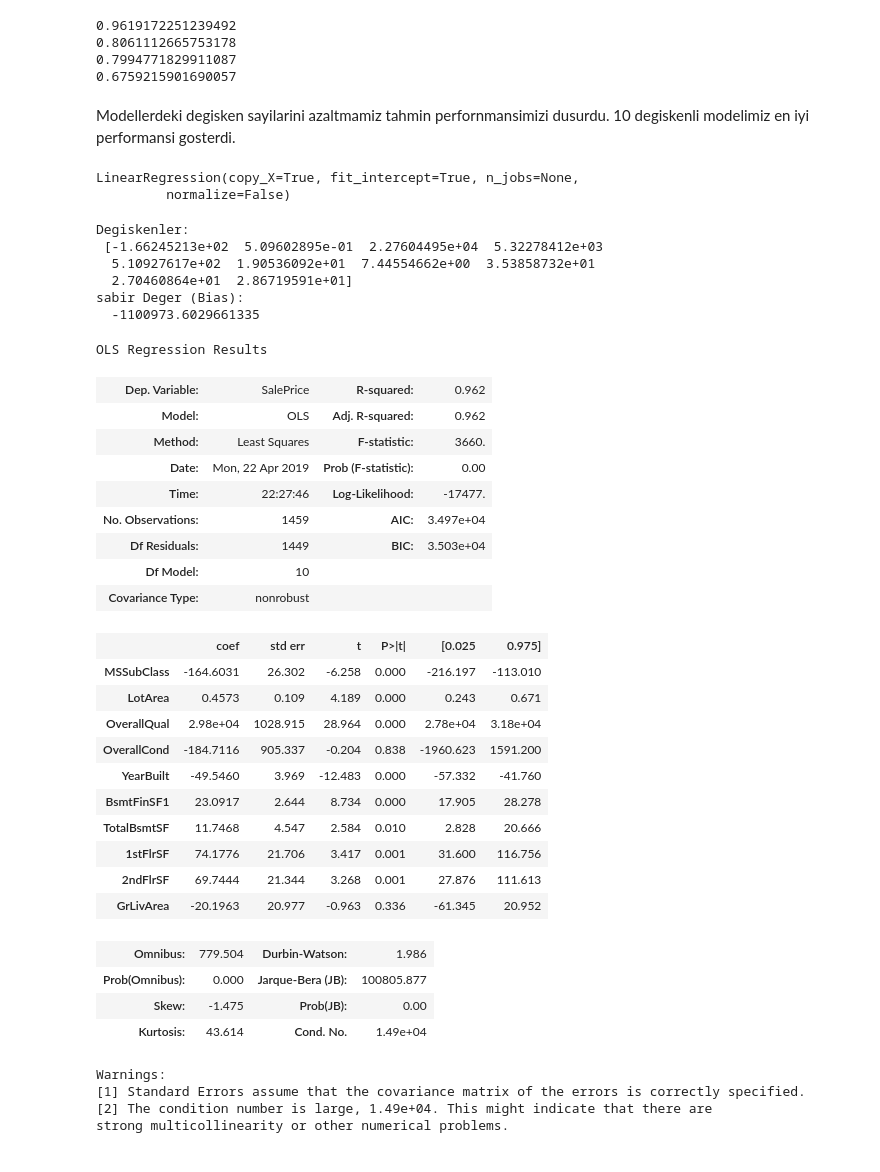
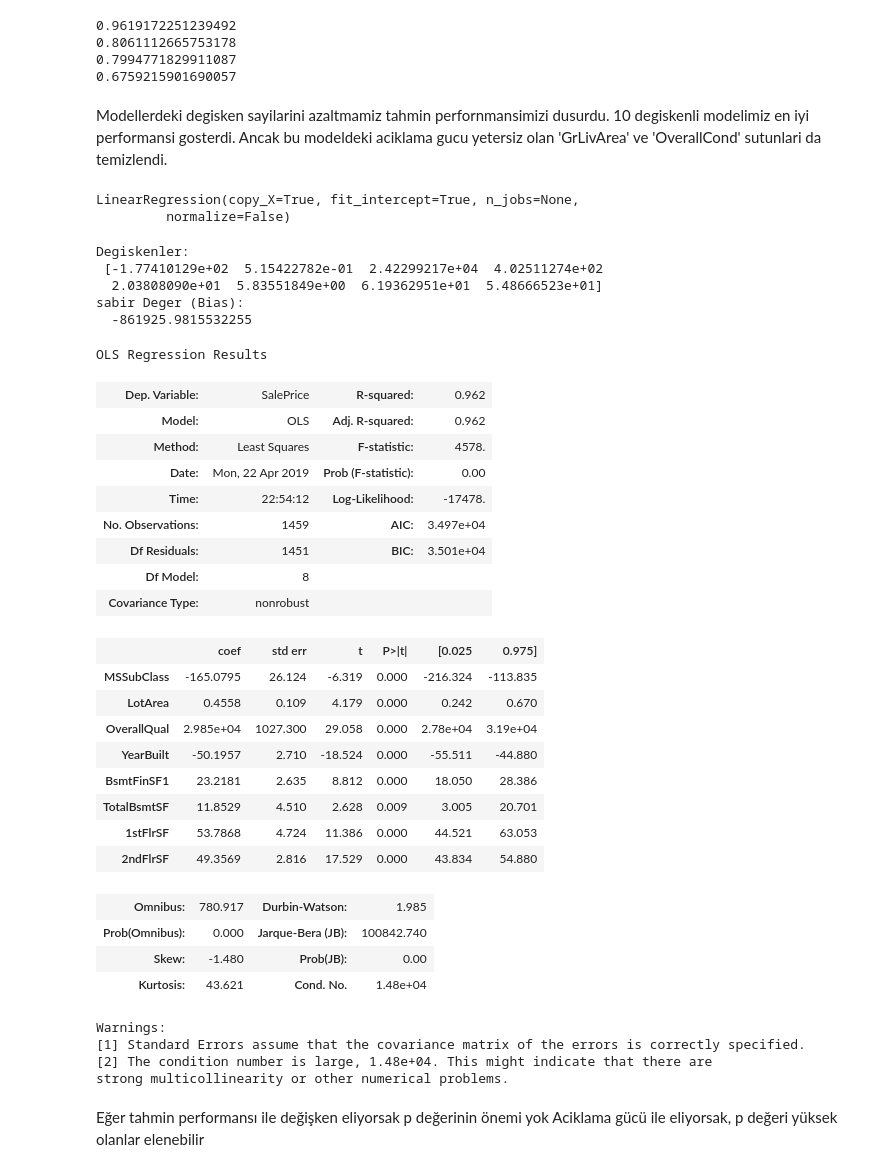
Before and after one commit to EceDolen/Bootcamp_-Bolum_6, a Jupyter notebook: Regresyon_Odev_6.ipynb, the cells around one changed output. Drawn from its saved outputs; the diff is of its cells as text; code cells hidden in the pictures.

```diff
--- a/Regresyon_Odev_6.ipynb
+++ b/Regresyon_Odev_6.ipynb
@@ -497,12 +497,12 @@ print(anlamli_5degiskenli_model.rsquared)
 0.7994771829911087
 0.6759215901690057
 # %% [markdown]
-Modellerdeki degisken sayilarini azaltmamiz tahmin perfornmansimizi dusurdu. 10 degiskenli modelimiz en iyi performansi gosterdi.
+Modellerdeki degisken sayilarini azaltmamiz tahmin perfornmansimizi dusurdu. 10 degiskenli modelimiz en iyi performansi gosterdi. Ancak bu modeldeki aciklama gucu yetersiz olan 'GrLivArea' ve 'OverallCond' sutunlari da temizlendi.
 # %%
-X_arttirilmis_anlamli = ev_fiyatlari_num_na[anlamli_degerler[:10]]
+X_arttirilmis_anlamli_na = ev_fiyatlari_num_na[anlamli_degerler[:10]].drop(['GrLivArea','OverallCond'],axis =1)
 # %%
 lrm = linear_model.LinearRegression()
-lrm.fit(X_arttirilmis_anlamli,y_anlamli)
+lrm.fit(X_arttirilmis_anlamli_na,y_anlamli)
 # %% [output]
 LinearRegression(copy_X=True, fit_intercept=True, n_jobs=None,
          normalize=False)
@@ -511,42 +511,42 @@ print ('Degiskenler: \n', lrm.coef_)
 print ('sabir Deger (Bias): \n ', lrm.intercept_)
 # %% [output]
 Degiskenler:
- [-1.66245213e+02  5.09602895e-01  2.27604495e+04  5.32278412e+03
-  5.10927617e+02  1.90536092e+01  7.44554662e+00  3.53858732e+01
-  2.70460864e+01  2.86719591e+01]
+ [-1.77410129e+02  5.15422782e-01  2.42299217e+04  4.02511274e+02
+  2.03808090e+01  5.83551849e+00  6.19362951e+01  5.48666523e+01]
 sabir Deger (Bias):
-  -1100973.6029661335
+  -861925.9815532255
 # %%
-Arttirilmis_anlamli_model= sm.add_constant(X_arttirilmis_anlamli)
-results = sm.OLS(y_anlamli, X_arttirilmis_anlamli).fit()
+Arttirilmis_anlamli_model= sm.add_constant(X_arttirilmis_anlamli_na)
+results = sm.OLS(y_anlamli, X_arttirilmis_anlamli_na).fit()
 results.summary()
 # %% [output]
 OLS Regression Results
 | Dep. Variable: | SalePrice | R-squared: | 0.962 |
 | Model: | OLS | Adj. R-squared: | 0.962 |
-| Method: | Least Squares | F-statistic: | 3660. |
+| Method: | Least Squares | F-statistic: | 4578. |
 | Date: | Mon, 22 Apr 2019 | Prob (F-statistic): | 0.00 |
-| Time: | 22:27:46 | Log-Likelihood: | -17477. |
+| Time: | 22:54:12 | Log-Likelihood: | -17478. |
 | No. Observations: | 1459 | AIC: | 3.497e+04 |
-| Df Residuals: | 1449 | BIC: | 3.503e+04 |
-| Df Model: | 10 |  |  |
+| Df Residuals: | 1451 | BIC: | 3.501e+04 |
+| Df Model: | 8 |  |  |
 | Covariance Type: | nonrobust |  |  |
 |  | coef | std err | t | P>|t| | [0.025 | 0.975] |
-| MSSubClass | -164.6031 | 26.302 | -6.258 | 0.000 | -216.197 | -113.010 |
-| LotArea | 0.4573 | 0.109 | 4.189 | 0.000 | 0.243 | 0.671 |
-| OverallQual | 2.98e+04 | 1028.915 | 28.964 | 0.000 | 2.78e+04 | 3.18e+04 |
-| OverallCond | -184.7116 | 905.337 | -0.204 | 0.838 | -1960.623 | 1591.200 |
-| YearBuilt | -49.5460 | 3.969 | -12.483 | 0.000 | -57.332 | -41.760 |
-| BsmtFinSF1 | 23.0917 | 2.644 | 8.734 | 0.000 | 17.905 | 28.278 |
-| TotalBsmtSF | 11.7468 | 4.547 | 2.584 | 0.010 | 2.828 | 20.666 |
-| 1stFlrSF | 74.1776 | 21.706 | 3.417 | 0.001 | 31.600 | 116.756 |
-| 2ndFlrSF | 69.7444 | 21.344 | 3.268 | 0.001 | 27.876 | 111.613 |
-| GrLivArea | -20.1963 | 20.977 | -0.963 | 0.336 | -61.345 | 20.952 |
+| MSSubClass | -165.0795 | 26.124 | -6.319 | 0.000 | -216.324 | -113.835 |
+| LotArea | 0.4558 | 0.109 | 4.179 | 0.000 | 0.242 | 0.670 |
+| OverallQual | 2.985e+04 | 1027.300 | 29.058 | 0.000 | 2.78e+04 | 3.19e+04 |
+| YearBuilt | -50.1957 | 2.710 | -18.524 | 0.000 | -55.511 | -44.880 |
+| BsmtFinSF1 | 23.2181 | 2.635 | 8.812 | 0.000 | 18.050 | 28.386 |
+| TotalBsmtSF | 11.8529 | 4.510 | 2.628 | 0.009 | 3.005 | 20.701 |
+| 1stFlrSF | 53.7868 | 4.724 | 11.386 | 0.000 | 44.521 | 63.053 |
+| 2ndFlrSF | 49.3569 | 2.816 | 17.529 | 0.000 | 43.834 | 54.880 |
-| Omnibus: | 779.504 | Durbin-Watson: | 1.986 |
-| Prob(Omnibus): | 0.000 | Jarque-Bera (JB): | 100805.877 |
-| Skew: | -1.475 | Prob(JB): | 0.00 |
-| Kurtosis: | 43.614 | Cond. No. | 1.49e+04 |
+| Omnibus: | 780.917 | Durbin-Watson: | 1.985 |
+| Prob(Omnibus): | 0.000 | Jarque-Bera (JB): | 100842.740 |
+| Skew: | -1.480 | Prob(JB): | 0.00 |
+| Kurtosis: | 43.621 | Cond. No. | 1.48e+04 |
 Warnings:
 [1] Standard Errors assume that the covariance matrix of the errors is correctly specified.
-[2] The condition number is large, 1.49e+04. This might indicate that there are
+[2] The condition number is large, 1.48e+04. This might indicate that there are
 strong multicollinearity or other numerical problems.
+# %% [markdown]
+Eğer tahmin performansı ile değişken eliyorsak p değerinin önemi yok
+Aciklama gücü ile eliyorsak, p değeri yüksek olanlar elenebilir
```
